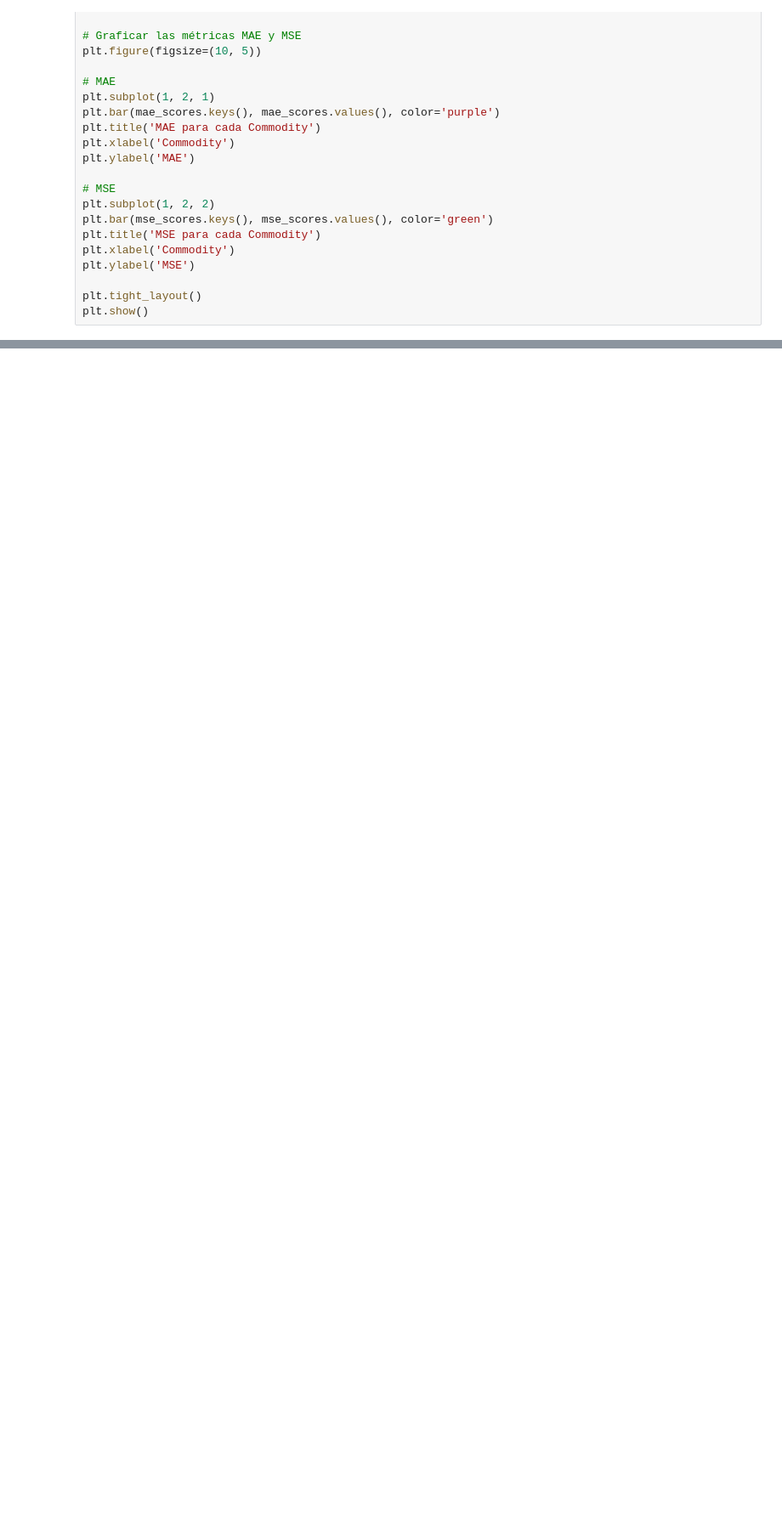
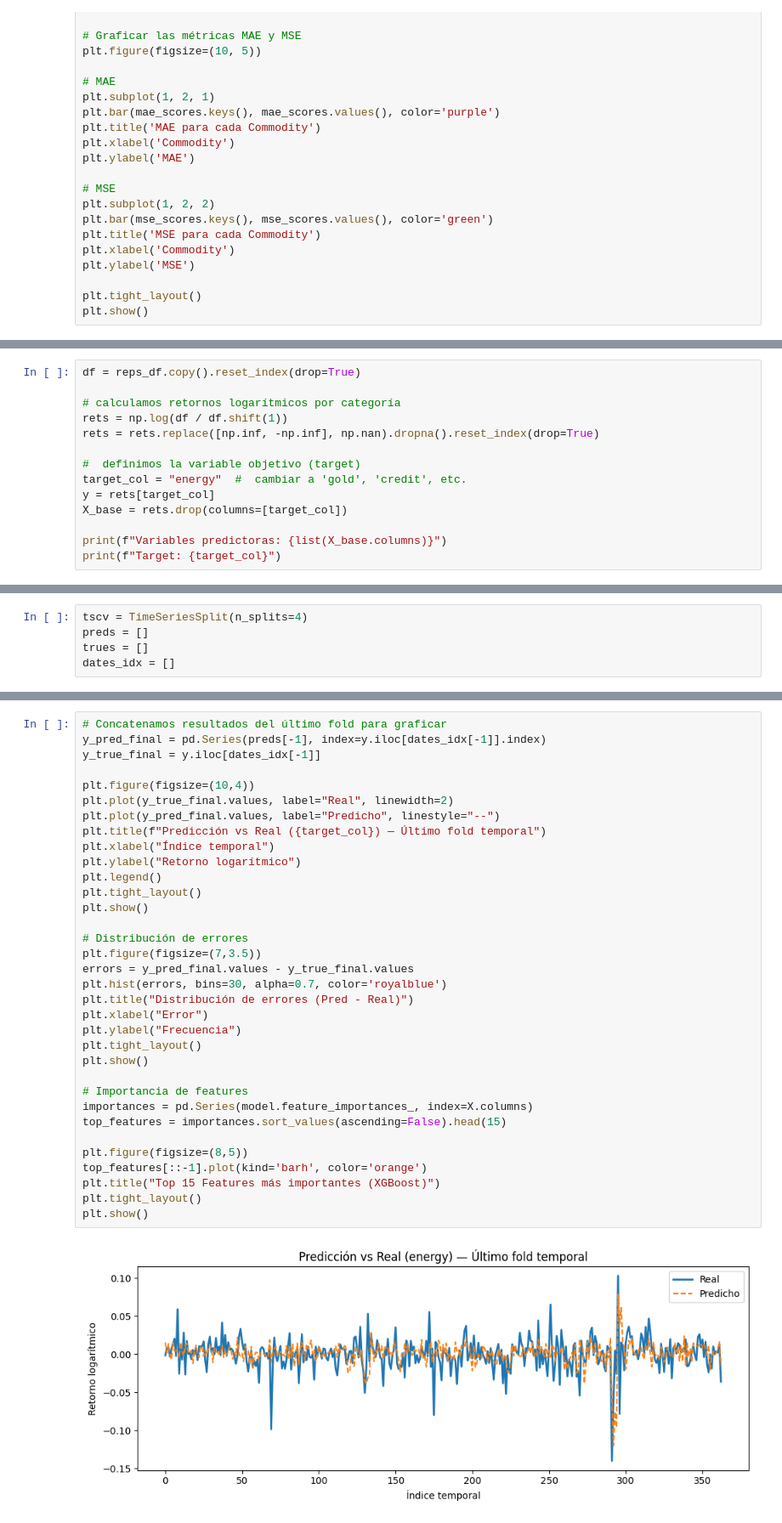
Before and after one commit to PabloSHerrera/Proyecto-2-DS, a Jupyter notebook: Modelados.ipynb, the cells around one changed output, grey strips where cells are left out. Shown at 85% size. Drawn from its saved outputs; the diff is of its cells as text; blank space fills up the shorter version.

Commit message:
Modelo XGBoost

```diff
--- a/Modelados.ipynb
+++ b/Modelados.ipynb
@@ -720,0 +733,14 @@ plt.show()
+# %%
+df = reps_df.copy().reset_index(drop=True)
+
+# calculamos retornos logarítmicos por categoría
+rets = np.log(df / df.shift(1))
+rets = rets.replace([np.inf, -np.inf], np.nan).dropna().reset_index(drop=True)
+
+#  definimos la variable objetivo (target)
+target_col = "energy"  #  cambiar a 'gold', 'credit', etc.
+y = rets[target_col]
+X_base = rets.drop(columns=[target_col])
+
+print(f"Variables predictoras: {list(X_base.columns)}")
+print(f"Target: {target_col}")
@@ -720,0 +769,5 @@ plt.show()
+# %%
+tscv = TimeSeriesSplit(n_splits=4)
+preds = []
+trues = []
+dates_idx = []
@@ -720,0 +819,36 @@ plt.show()
+# %%
+# Concatenamos resultados del último fold para graficar
+y_pred_final = pd.Series(preds[-1], index=y.iloc[dates_idx[-1]].index)
+y_true_final = y.iloc[dates_idx[-1]]
+
+plt.figure(figsize=(10,4))
+plt.plot(y_true_final.values, label="Real", linewidth=2)
+plt.plot(y_pred_final.values, label="Predicho", linestyle="--")
+plt.title(f"Predicción vs Real ({target_col}) — Último fold temporal")
+plt.xlabel("Índice temporal")
+plt.ylabel("Retorno logarítmico")
+plt.legend()
+plt.tight_layout()
+plt.show()
+
+# Distribución de errores
+plt.figure(figsize=(7,3.5))
+errors = y_pred_final.values - y_true_final.values
+plt.hist(errors, bins=30, alpha=0.7, color='royalblue')
+plt.title("Distribución de errores (Pred - Real)")
+plt.xlabel("Error")
+plt.ylabel("Frecuencia")
+plt.tight_layout()
+plt.show()
+
+# Importancia de features
+importances = pd.Series(model.feature_importances_, index=X.columns)
+top_features = importances.sort_values(ascending=False).head(15)
+
+plt.figure(figsize=(8,5))
+top_features[::-1].plot(kind='barh', color='orange')
+plt.title("Top 15 Features más importantes (XGBoost)")
+plt.tight_layout()
+plt.show()
+# %% [output]
+[figure, added]
```
Also changed, not shown: parts of 7 cells of this notebook.
